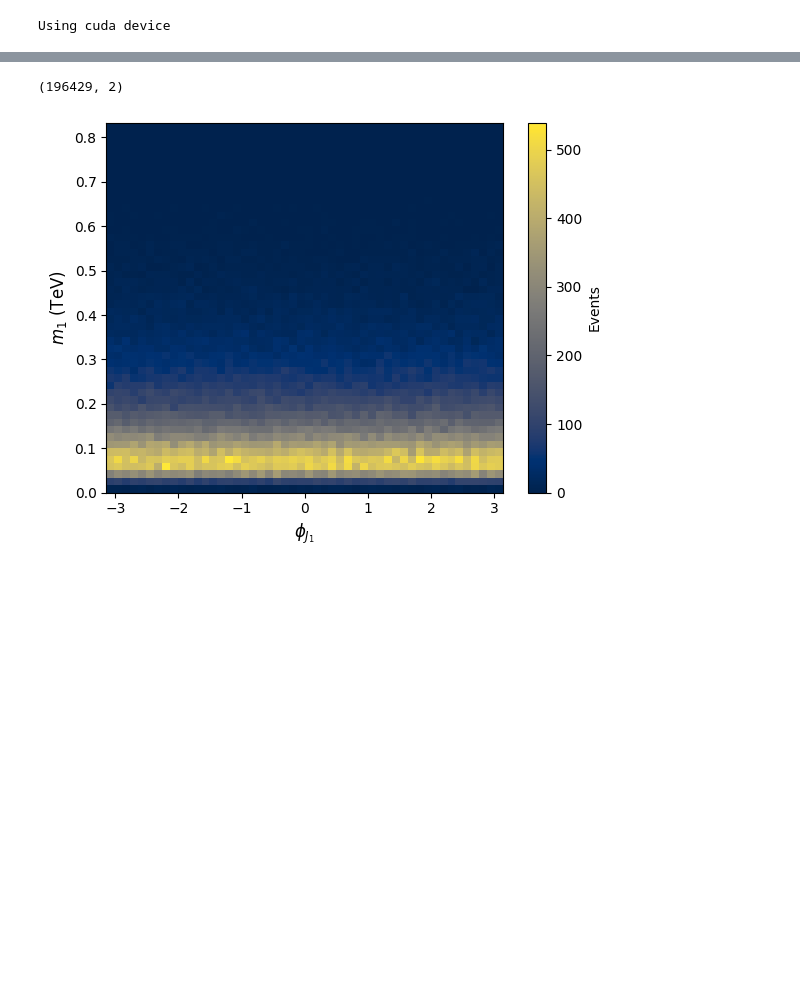
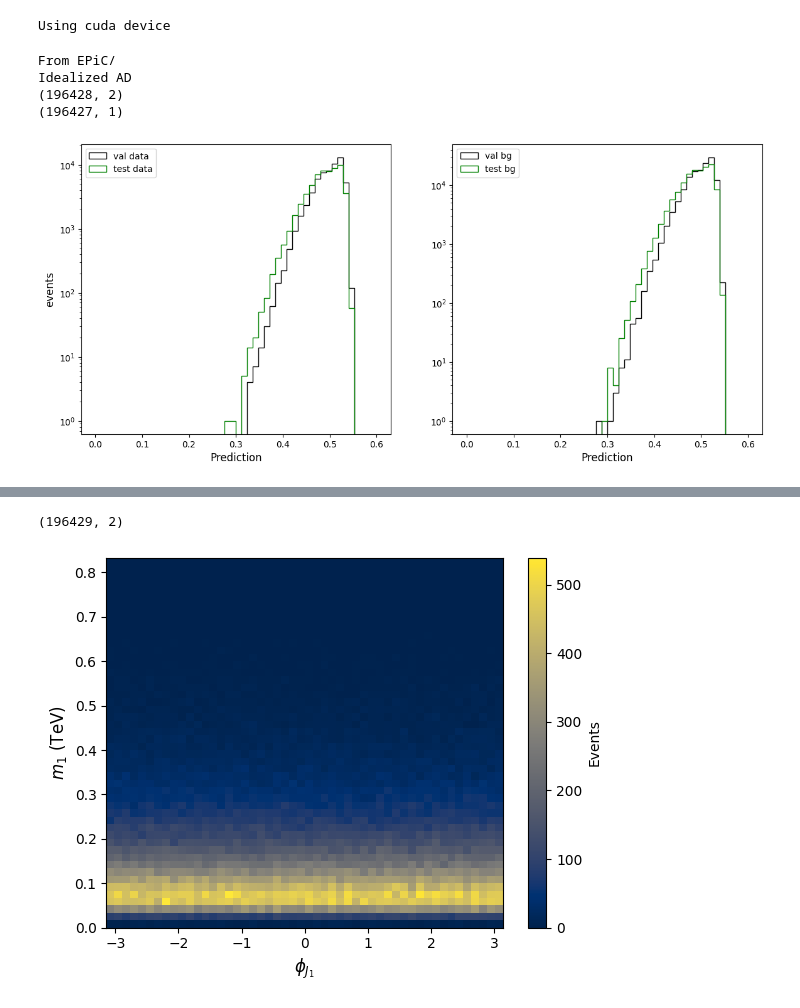
Before and after one commit to theparada/IAD-gaussian-effect, a Jupyter notebook: debug.ipynb, the cells around one changed output, grey strips where cells are left out. Drawn from its saved outputs; the diff is of its cells as text; code cells hidden in the pictures; blank space fills up the shorter version.

```diff
--- a/debug.ipynb
+++ b/debug.ipynb
@@ -80,3 +202,46 @@ def evaluate_median_output(device, dir=None, l1=64, l2=64, l3=64, gauss_num=0, S
+# %%
+val_sig = []
+val_bg = []
+test_sig = []
+test_bg = []
+# pred = evaluate_median_output(device=device, dir=method+task+"/", gauss_num=gauss)
+pred_val, pred_test = evaluate_median_output_EPiC(device=device, dir="EPiC/")
+for i in range(len(pred_val)):
+    if pred_val[i,2]==1:
+        val_sig.append(pred_val[i,0])
+    else:
+        val_bg.append(pred_val[i,0])
+val_sig = np.stack(val_sig)
+val_bg = np.stack(val_bg)
+
+for i in range(len(pred_test)):
+    if pred_test[i,1]==1:
+        test_sig.append(pred_test[i,0])
+    else:
+        test_bg.append(pred_test[i,0])
+test_sig = np.stack(test_sig)
+test_bg = np.stack(test_bg)
+
+fig, (ax1, ax2) = plt.subplots(1, 2, figsize=(14, 6))
+ax1.hist(val_sig, label="val data", bins=50, range=(0, 0.6), histtype="step", stacked=True, color="black")
+ax1.hist(test_sig, label="test data", bins=50, range=(0, 0.6), histtype="step", stacked=True, color="green")
+ax2.hist(val_bg, label="val bg", bins=50, range=(0, 0.6), histtype="step", stacked=True, color="black")
+ax2.hist(test_bg, label="test bg", bins=50, range=(0, 0.6), histtype="step", stacked=True, color="green")
+ax1.set_xlabel("Prediction", fontsize=12)
+ax2.set_xlabel("Prediction", fontsize=12)
+ax1.set_ylabel("events", fontsize=12)
+ax1.set_yscale("log")
+ax2.set_yscale("log")
+ax1.legend(loc="upper left")
+ax2.legend(loc="upper left")
+plt.show()
+plt.close()
+# %% [output]
+From EPiC/
+Idealized AD
+(196428, 2)
+(196427, 1)
+[figure, added]
 # %%
 methods = [("baseline", 0), ("1G", 1), ("2G", 2), ("3G", 3), ("5G", 5), ("7G", 7), ("10G", 10)]
 colors = cm.viridis(np.linspace(0., 0.95, len(methods)))
```
Also changed, not shown: parts of 6 cells of this notebook, 6 other files.
